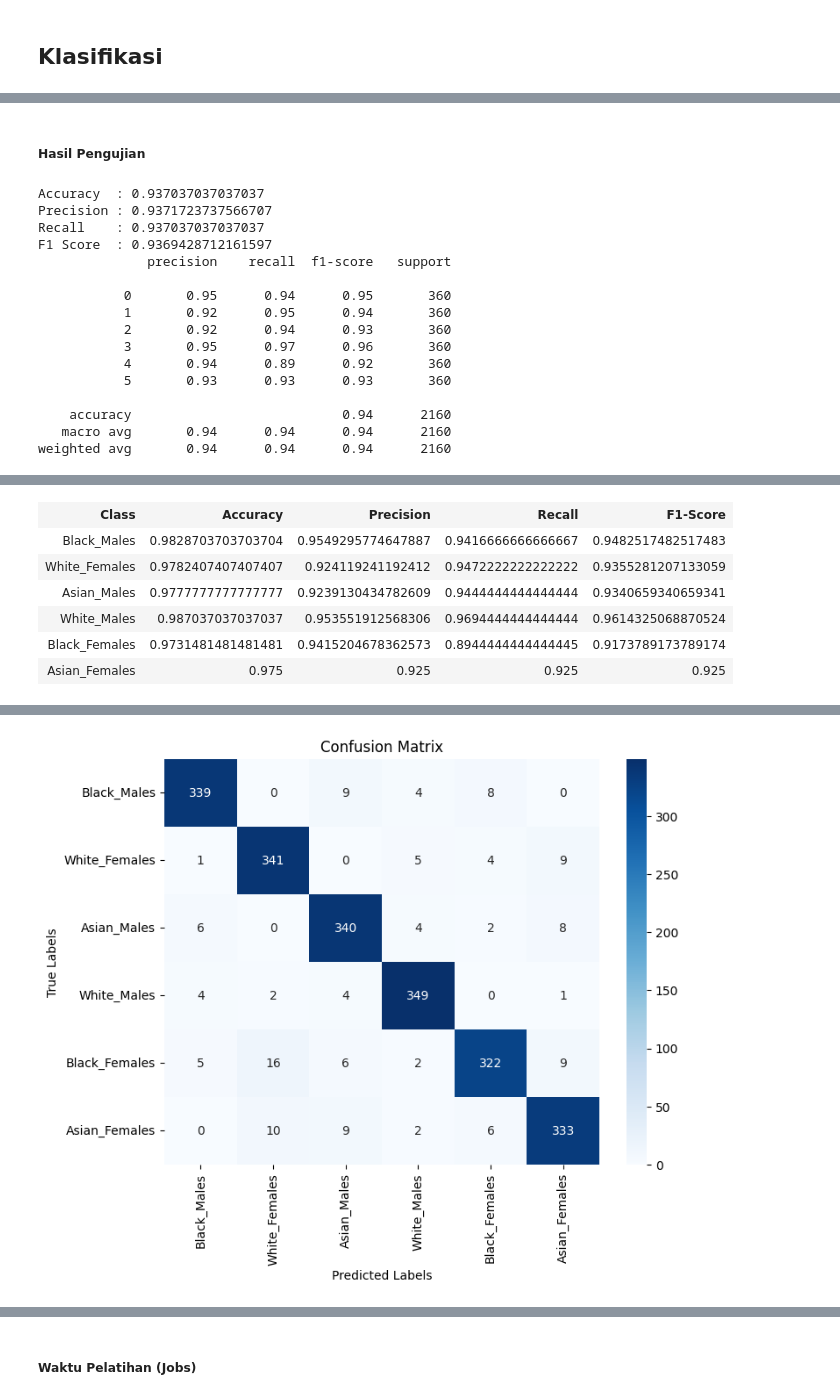
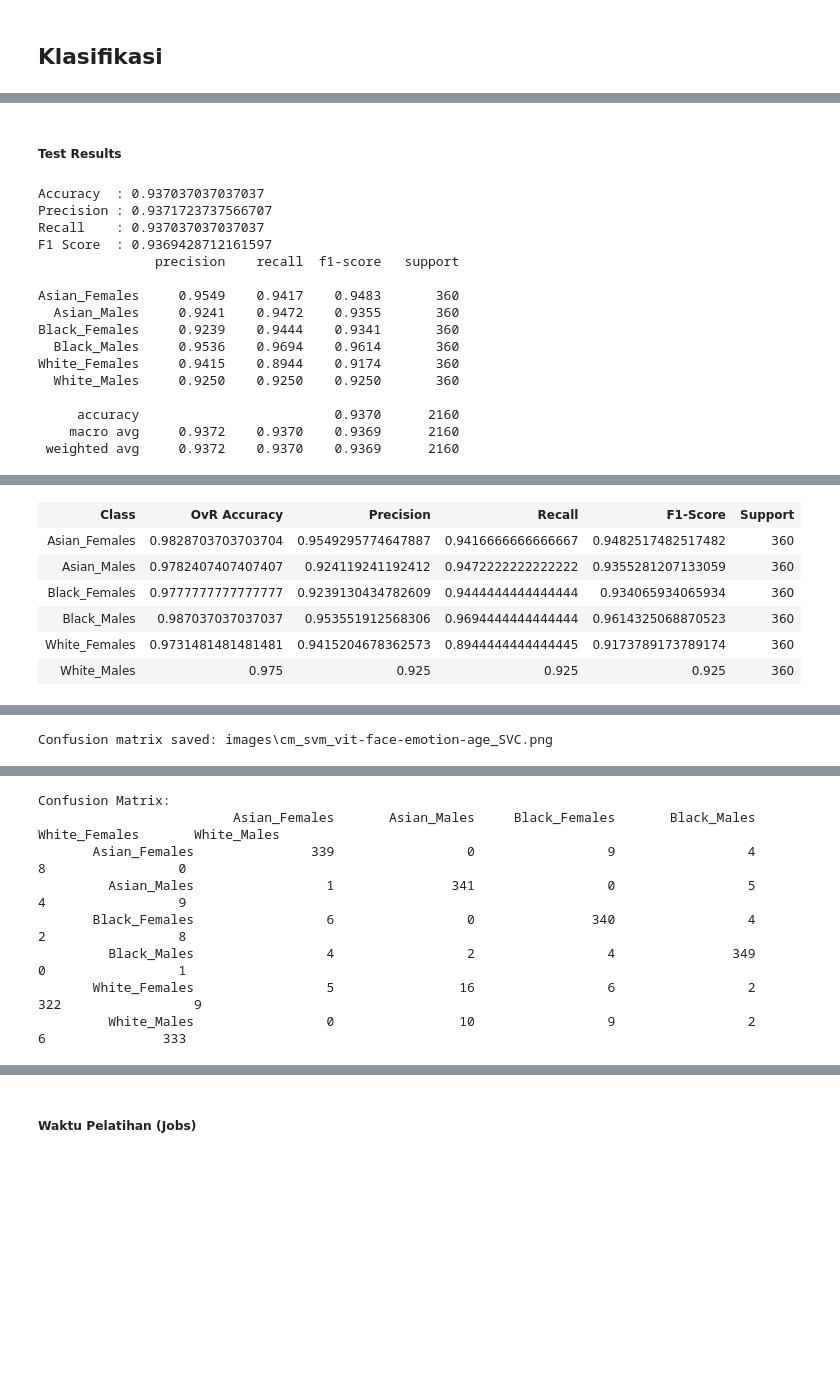
Before and after one commit to rafyakbar/face-race-gender-classification-using-multi-domain-vit, a Jupyter notebook: experiment/code/2.1.7_svm_vit-face-emotion-age_demogpairs.ipynb, the cells around one changed output, grey strips where cells are left out. Saved outputs shown, nothing was run; the diff lists cells and outputs as text; code cells hidden in the pictures; blank space fills up the shorter version.

```diff
--- a/experiment/code/2.1.7_svm_vit-face-emotion-age_demogpairs.ipynb
+++ b/experiment/code/2.1.7_svm_vit-face-emotion-age_demogpairs.ipynb
@@ -39,13 +39,13 @@ pd.DataFrame(data)
 # %% [markdown]
 ## Load Fitur
 # %%
-vggface_features = joblib.load('features/demogpairs_vit-face.pkl')
+face_features = joblib.load('features/demogpairs_vit-face.pkl')
 emotion_features = joblib.load('features/demogpairs_vit-emotion.pkl')
 age_features = joblib.load('features/demogpairs_vit-age.pkl')
 features = {}
 for d in tqdm(data):
     key = d['image_path']
-    features[key] = np.array(list(vggface_features[key]) + list(emotion_features[key]) + list(age_features[key]))
+    features[key] = np.array(list(face_features[key]) + list(emotion_features[key]) + list(age_features[key]))
 print('Jumlah fitur per gambar:', np.array(features[list(features.keys())[0]]).shape[0])
 # %% [output]
 Jumlah fitur per gambar: 2304
@@ -97,8 +97,7 @@ scoring = {
     'accuracy': 'accuracy',
     'f1': 'f1_macro',
     'precision': 'precision_macro',
-    'recall': 'recall_macro',
-    'roc_auc_ovr': 'roc_auc_ovr'
+    'recall': 'recall_macro'
 }
 
 grid_models = {}
@@ -122,6 +121,7 @@ evaluation_results, fold_results = u.evaluate_models(
     grid_models,
     X_train, y_train,
     X_test, y_test,
+    target_names=u.demogpairs_classes,
     model_prefix='models/clf_demogpairs_svm_vit-face-emotion-age_',
     results_path='results/demogpairs_svm_vit-face-emotion-age_'
 )
@@ -136,29 +135,37 @@ Parameter Terbaik
 {'classifier': 'SVC', 'classifier__C': 10, 'classifier__degree': 2, 'classifier__gamma': 'scale', 'classifier__kernel': 'poly', 'classifier__probability': True, 'classifier__tol': 0.001, 'pca': None,  ...
-Hasil Pengujian
+Test Results
 Accuracy  : 0.937037037037037
 Precision : 0.9371723737566707
 Recall    : 0.937037037037037
 F1 Score  : 0.9369428712161597
-              precision    recall  f1-score   support
+               precision    recall  f1-score   support
 
-           0       0.95      0.94      0.95       360
-           1       0.92      0.95      0.94       360
-           2       0.92      0.94      0.93       360
-           3       0.95      0.97      0.96       360
-           4       0.94      0.89      0.92       360
-           5       0.93      0.93      0.93       360
+Asian_Females     0.9549    0.9417    0.9483       360
+  Asian_Males     0.9241    0.9472    0.9355       360
+Black_Females     0.9239    0.9444    0.9341       360
+  Black_Males     0.9536    0.9694    0.9614       360
+White_Females     0.9415    0.8944    0.9174       360
+  White_Males     0.9250    0.9250    0.9250       360
 
-    accuracy                           0.94      2160
-   macro avg       0.94      0.94      0.94      2160
-weighted avg       0.94      0.94      0.94      2160
+     accuracy                         0.9370      2160
+    macro avg     0.9372    0.9370    0.9369      2160
+ weighted avg     0.9372    0.9370    0.9369      2160
 [interactive output not drawn]
-| Class | Accuracy | Precision | Recall | F1-Score |
-| Black_Males | 0.9828703703703704 | 0.9549295774647887 | 0.9416666666666667 | 0.9482517482517483 |
-| White_Females | 0.9782407407407407 | 0.924119241192412 | 0.9472222222222222 | 0.9355281207133059 |
-| Asian_Males | 0.9777777777777777 | 0.9239130434782609 | 0.9444444444444444 | 0.9340659340659341 |
-| White_Males | 0.987037037037037 | 0.953551912568306 | 0.9694444444444444 | 0.9614325068870524 |
-| Black_Females | 0.9731481481481481 | 0.9415204678362573 | 0.8944444444444445 | 0.9173789173789174 |
-| Asian_Females | 0.975 | 0.925 | 0.925 | 0.925 |
+| Class | OvR Accuracy | Precision | Recall | F1-Score | Support |
+| Asian_Females | 0.9828703703703704 | 0.9549295774647887 | 0.9416666666666667 | 0.9482517482517482 | 360 |
+| Asian_Males | 0.9782407407407407 | 0.924119241192412 | 0.9472222222222222 | 0.9355281207133059 | 360 |
+| Black_Females | 0.9777777777777777 | 0.9239130434782609 | 0.9444444444444444 | 0.934065934065934 | 360 |
+| Black_Males | 0.987037037037037 | 0.953551912568306 | 0.9694444444444444 | 0.9614325068870523 | 360 |
+| White_Females | 0.9731481481481481 | 0.9415204678362573 | 0.8944444444444445 | 0.9173789173789174 | 360 |
+| White_Males | 0.975 | 0.925 | 0.925 | 0.925 | 360 |
 [interactive output not drawn]
-[figure, removed]
+Confusion matrix saved: images\cm_svm_vit-face-emotion-age_SVC.png
 [interactive output not drawn]
+Confusion Matrix:
+                         Asian_Females       Asian_Males     Black_Females       Black_Males     White_Females       White_Males
+       Asian_Females               339                 0                 9                 4                 8                 0
+         Asian_Males                 1               341                 0                 5                 4                 9
+       Black_Females                 6                 0               340                 4                 2                 8
+         Black_Males                 4                 2                 4               349                 0                 1
+       White_Females                 5                16                 6                 2               322                 9
+         White_Males                 0                10                 9                 2                 6               333
```
Also changed, not shown: parts of 3 cells of this notebook, 6 other files.
